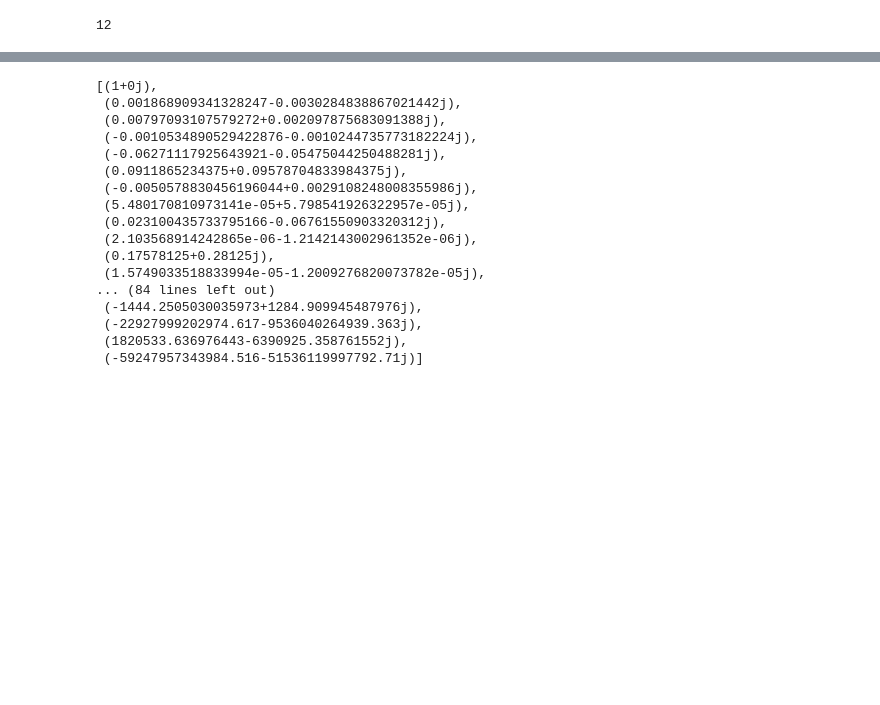
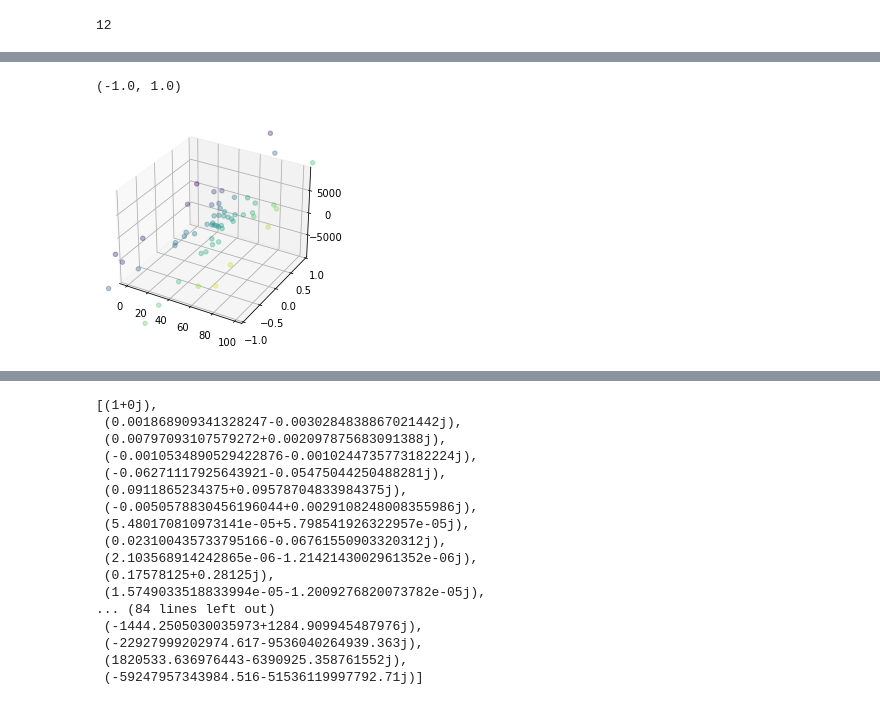
Before and after one commit to georgeglidden/rutabaga, a Jupyter notebook: Q_evaluator.ipynb, the cells around one changed output, grey strips where cells are left out. Cells and saved outputs as stored; diff of their text form; code cells hidden in the pictures; blank space fills up the shorter version.

```diff
--- a/Q_evaluator.ipynb
+++ b/Q_evaluator.ipynb
@@ -209,0 +201,8 @@ array([-8.54215527e+13-5.97577133e+13j, -8.01765586e+13-6.91948512e+13j,
+# %%
+fig = plt.figure()
+ax = fig.add_subplot(111,projection='3d')
+ax.scatter(colors,reals,imags,c=colors)
+plt.ylim(-1,1)
+# %% [output]
+(-1.0, 1.0)
+[figure, added]
```
Also changed, not shown: parts of 5 cells of this notebook, 11 other files.
